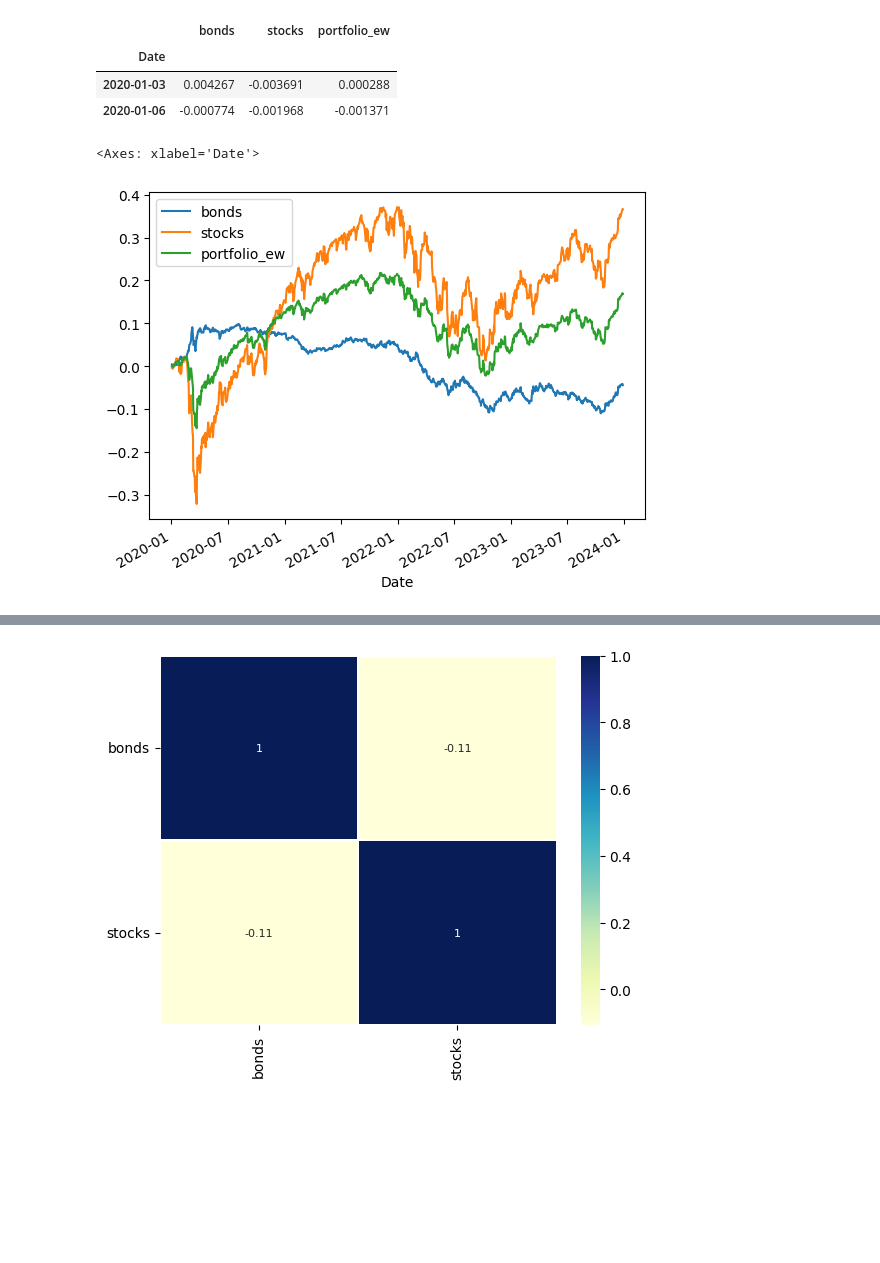
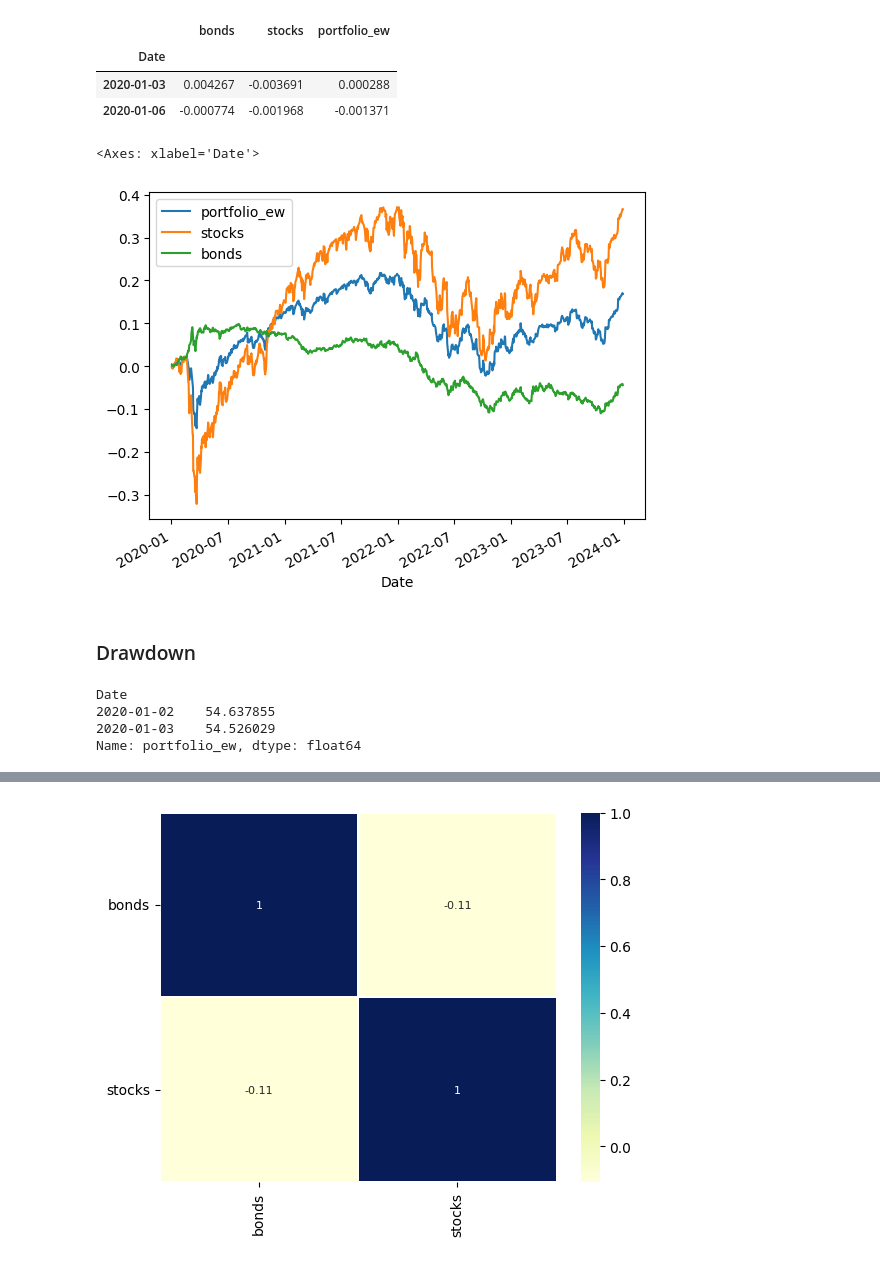
Before and after one commit to chomiczdawid/applied-finance, a Jupyter notebook: Modern Portfolio Theory/case_study.ipynb, the cells around one changed output, grey strips where cells are left out. Cells and saved outputs as stored; diff of their text form; code cells hidden in the pictures; blank space fills up the shorter version.

Commit message:
add drawdown

```diff
--- a/Modern Portfolio Theory/case_study.ipynb
+++ b/Modern Portfolio Theory/case_study.ipynb
@@ -89,8 +89,20 @@ returns.head(2)
 | 2020-01-06 | -0.000774 | -0.001968 | -0.001371 |
 # %%
 # Ploting cumulative returns of assets and the portfolio
-cum_returns = ((1+returns).cumprod()-1)
+cum_returns = ((1+returns[['portfolio_ew','stocks','bonds']]).cumprod()-1)
 cum_returns.plot()
 # %% [output]
 <Axes: xlabel='Date'>
-[figure, old version]
+[figure, new version]
+# %% [markdown]
+### Drawdown
+# %%
+weights = np.array([0.50, 0.50])
+prices['portfolio_ew'] = prices.dot(weights)
+pf_price = prices['portfolio_ew']
+pf_price.head(2)
+# %% [output]
+Date
+2020-01-02    54.637855
+2020-01-03    54.526029
+Name: portfolio_ew, dtype: float64
```
Also changed, not shown: parts of 12 cells of this notebook.
